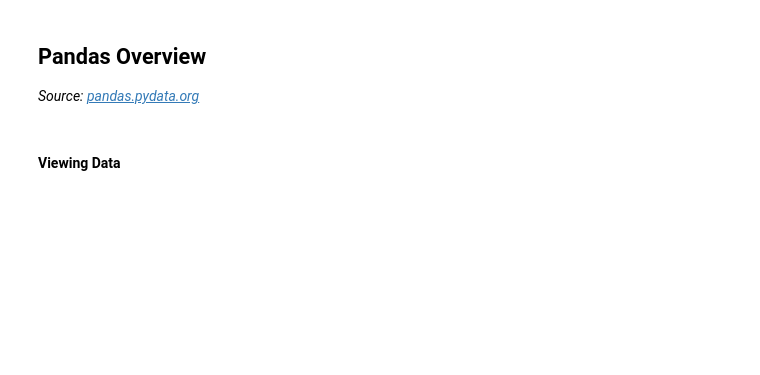
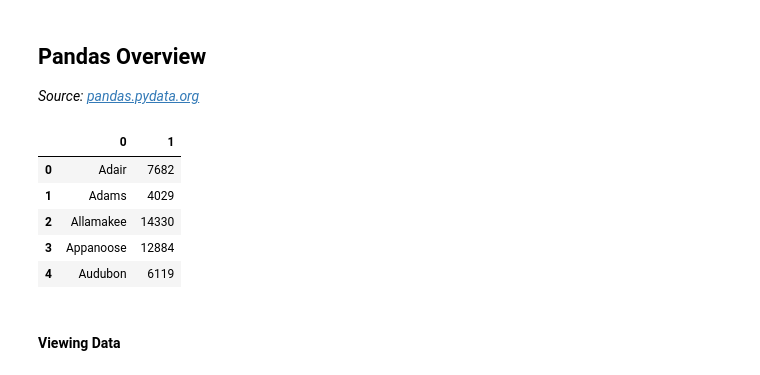
Before and after one commit to Morrisdata/Python_for_Data_I, a Jupyter notebook: Python_For_Data-checkpoint.ipynb, the cells around one changed output. Saved outputs shown, nothing was run; the diff lists cells and outputs as text; code cells hidden in the pictures; blank space fills up the shorter version.

```diff
--- a/Python_For_Data-checkpoint.ipynb
+++ b/Python_For_Data-checkpoint.ipynb
@@ -718,4 +685,0 @@ dates
-# %%
-df = pd.DataFrame(np.random.randn(6,4),index=dates,columns=list('ABCD'))
-z = pd.DataFrame(index = df.index, columns = df.columns)
-df.columns
@@ -732,2 +685,0 @@ temp
-# %%
-df = df.T
@@ -746,2 +686,15 @@ df2.dtypes
+# %%
+''' below we are taking the records from our SQL that we ran using from_records to place into a dataframe in the pandas library
+we are then loading them into a new variable called df after that we are using a pandas functions called head to review
+the fers 5 records'''
+df = pd.DataFrame.from_records(records)
+df.head()
+# %% [output]
+|  | 0 | 1 |
+| 0 | Adair | 7682 |
+| 1 | Adams | 4029 |
+| 2 | Allamakee | 14330 |
+| 3 | Appanoose | 12884 |
+| 4 | Audubon | 6119 |
 # %% [markdown]
 #### Viewing Data
```
Also changed, not shown: parts of 35 cells of this notebook.
